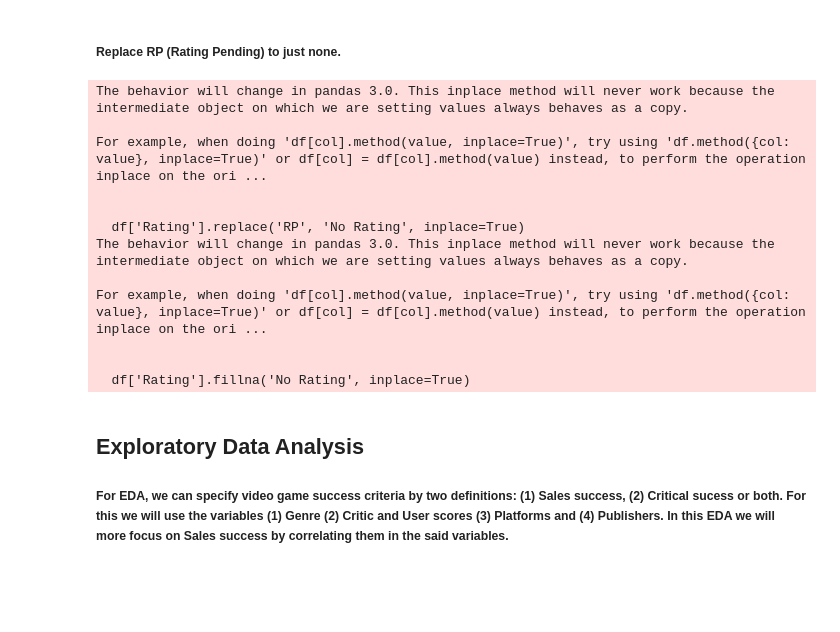
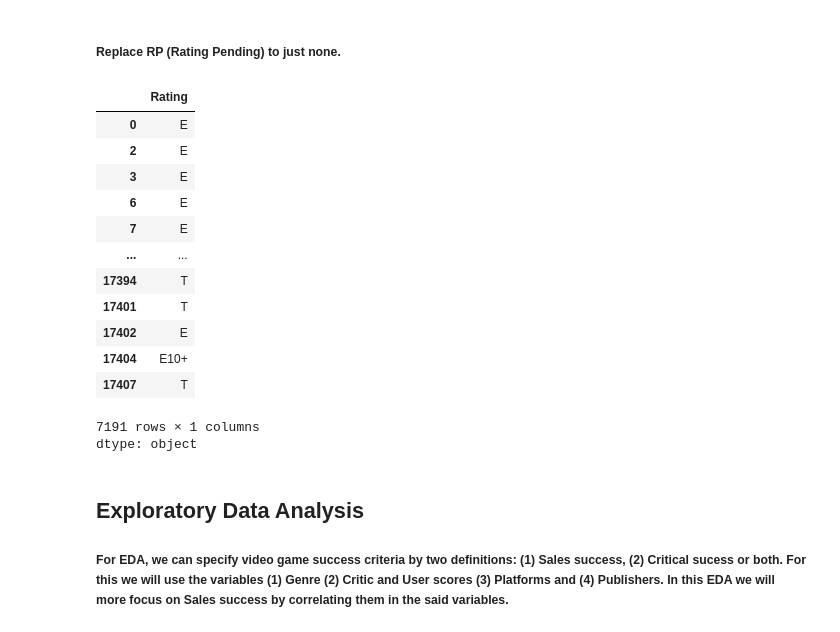
Before and after one commit to aesnin12/CSMODELProject, a Jupyter notebook: CSModel_Machine_Project_Game_Success_Analysis.ipynb, the cells around one changed output. Saved outputs shown, nothing was run; the diff lists cells and outputs as text; code cells hidden in the pictures; blank space fills up the shorter version.

```diff
--- a/CSModel_Machine_Project_Game_Success_Analysis.ipynb
+++ b/CSModel_Machine_Project_Game_Success_Analysis.ipynb
@@ -174,21 +173,23 @@ df["Platform"] = df["Platform"].apply(categorize_platform)
 # %% [markdown]
 ##### Replace RP (Rating Pending) to just none.
 # %%
-df['Rating'].replace('RP', 'No Rating', inplace=True)
-df['Rating'].fillna('No Rating', inplace=True)
+df['Rating'].replace('RP', 'No Rating')
+df['Rating'].fillna('No Rating')
 # %% [output]
+|  | Rating |
+| 0 | E |
+| 2 | E |
+| 3 | E |
+| 6 | E |
+| 7 | E |
+| ... | ... |
+| 17394 | T |
+| 17401 | T |
+| 17402 | E |
+| 17404 | E10+ |
+| 17407 | T |
-The behavior will change in pandas 3.0. This inplace method will never work because the intermediate object on which we are setting values always behaves as a copy.
-
-For example, when doing 'df[col].method(value, inplace=True)', try using 'df.method({col: value}, inplace=True)' or df[col] = df[col].method(value) instead, to perform the operation inplace on the ori ...
-
-
-  df['Rating'].replace('RP', 'No Rating', inplace=True)
-The behavior will change in pandas 3.0. This inplace method will never work because the intermediate object on which we are setting values always behaves as a copy.
-
-For example, when doing 'df[col].method(value, inplace=True)', try using 'df.method({col: value}, inplace=True)' or df[col] = df[col].method(value) instead, to perform the operation inplace on the ori ...
-
-
-  df['Rating'].fillna('No Rating', inplace=True)
+7191 rows × 1 columns
+dtype: object
 # %% [markdown]
 ## Exploratory Data Analysis
 
```
Also changed, not shown: parts of 2 cells of this notebook.
